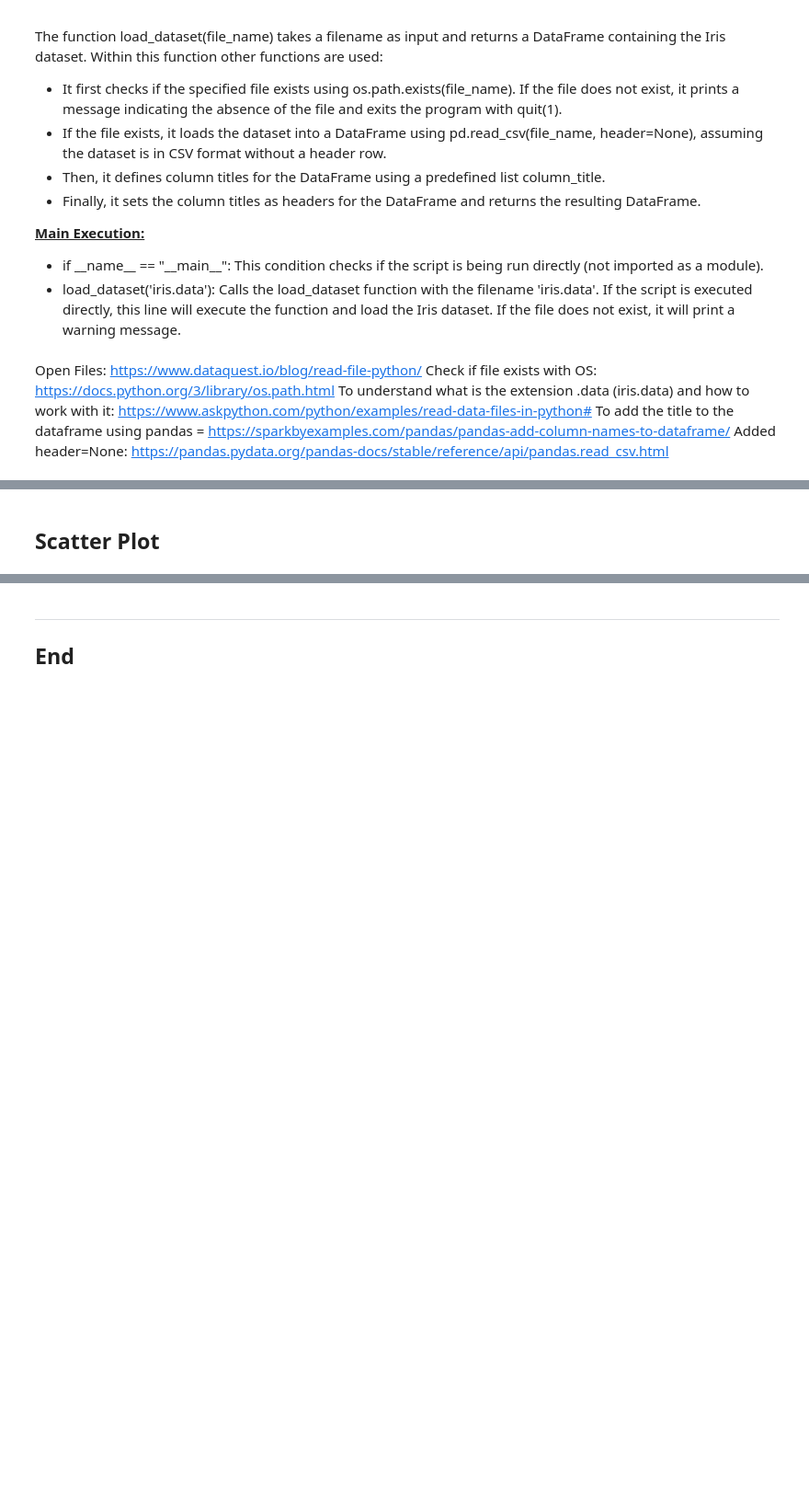
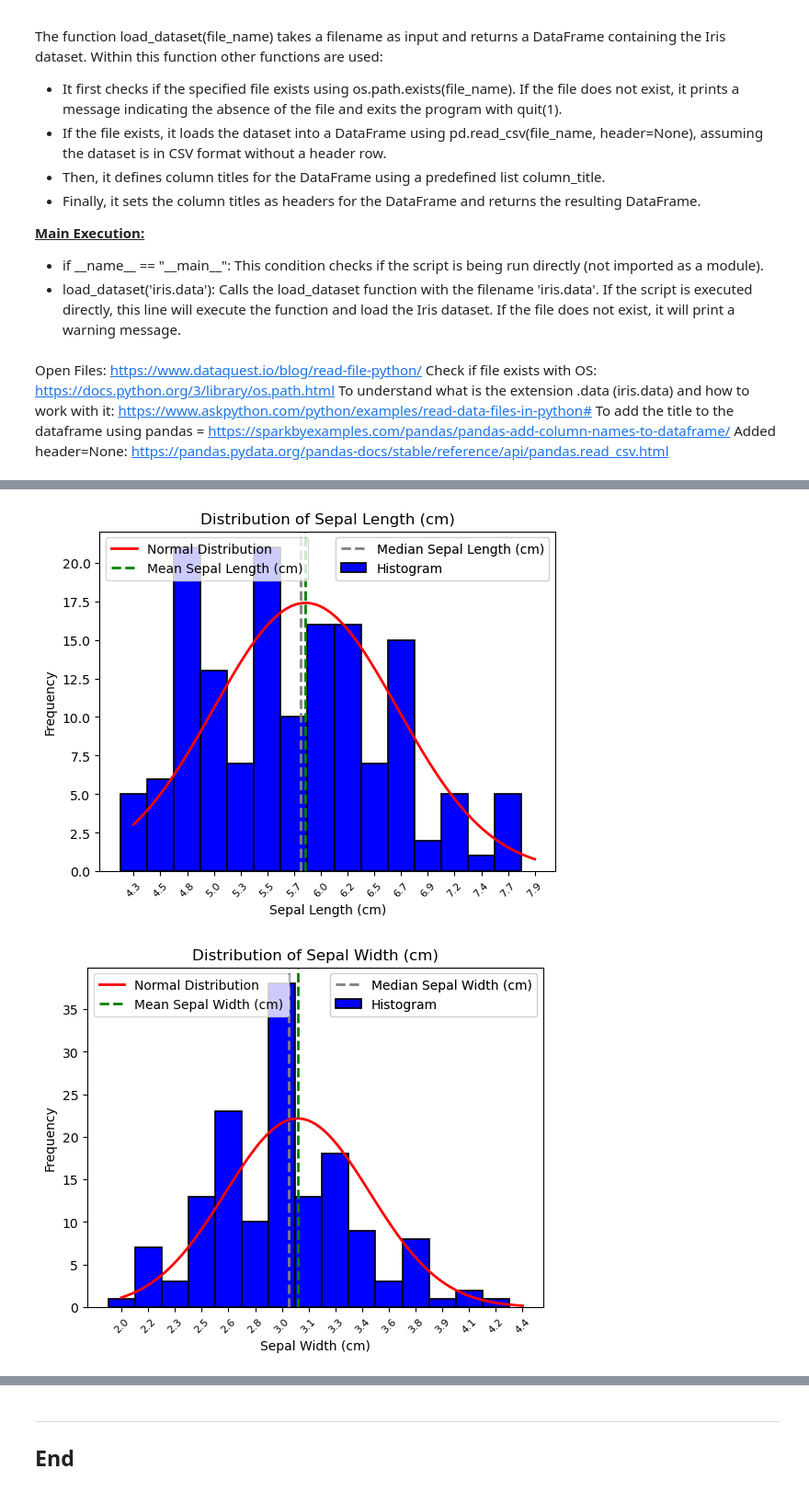
Before and after one commit to filipekojak88/pands-project, a Jupyter notebook: iris_project.ipynb, the cells around one changed output, grey strips where cells are left out. Shown: that part at 92% size. Drawn from its saved outputs; the diff is of its cells as text; code cells hidden in the pictures; blank space fills up the shorter version.

```diff
--- a/iris_project.ipynb
+++ b/iris_project.ipynb
@@ -35,12 +35,21 @@ To understand what is the extension .data (iris.data) and how to work with it: h
 To add the title to the dataframe using pandas = https://sparkbyexamples.com/pandas/pandas-add-column-names-to-dataframe/
 Added header=None: https://pandas.pydata.org/pandas-docs/stable/reference/api/pandas.read_csv.html
 # %%
+# Import necessary libraries
+
 # Import 'os' to check if the file exists
 import os
 # Import 'pandas' for the data summary
 import pandas as pd
 
+
 def load_dataset(file_name):
+    """
+    Loads the Iris dataset from the specified file.
+
+    Parameter:
+        file_name: Name of the file containing the Iris DataSet.
+    """
     # Check if file exists
     if not os.path.exists(file_name):
         # if file does not exist, then output a message
@@ -50,18 +59,22 @@ def load_dataset(file_name):
     # Load dataset
     df = pd.read_csv(file_name, header=None)
 
-    # Adding Column titles to the iris.data
+
+    # Adding Column titles to the iris.data:
+
     # Defining the column titles
     column_title = ["Sepal Length (cm)", "Sepal Width (cm)", "Petal Length (cm)", "Petal Width (cm)", "Species"]
 
     # Setting column titles as headers to the dataframe
     df.columns = column_title
 
-    # Load dataset and return it
+    # Return the loaded dataset
     return df
 
+# If this script is executed as the main program
 if __name__ == "__main__":
-    load_dataset ('iris.data')
+    # Load the 'iris.data' dataset
+    load_dataset('iris.data')
 # %% [markdown]
 ## 2. Summary of the Iris dataset
 
@@ -226,0 +242,10 @@ if __name__ == "__main__":
+# %%
+# Execute the create_summary function to generate the summary
+create_summary('iris.data')
+
+# Read the content of the summary.txt file
+with open('summary.txt', 'rt') as file:
+    summary_content = file.read()
+
+# Display the content in the Jupyter notebook cell
+print(summary_content)
@@ -303,11 +349,9 @@ def create_histogram (file_name):
     """
     Create histograms for continuous variables in the dataset.
 
-    Args:
-    file_name (str): Name of the file containing the dataset.
-
+    Parameter:
+        file_name: Name of the file containing the Iris DataSet.
     """
-
     # Load the dataset
     df = load_dataset(file_name)
 
@@ -359,31 +403,37 @@ def create_histogram (file_name):
         # Calculate the mean of the data
         mean = np.mean(data)
         # Calculate the median of the data
         median = np.median(data)
 
         # Add vertical lines at the mean and median values
         plt.axvline(mean, color='green', linestyle='dashed', linewidth=2, label=f'Mean {column_name}')
         plt.axvline(median, color='gray', linestyle='dashed', linewidth=2, label=f'Median {column_name}')
 
         # Create legend handles and labels for different groups of legends
         handles, labels = plt.gca().get_legend_handles_labels()
 
         # Create legend for left side (Histogram and Normal Distribution)
         left_legend = plt.legend(handles[:2], labels[:2], loc='upper left')
 
         # Create legend for right side (Mean Depth and Median Depth)
         right_legend = plt.legend(handles[2:], labels[2:], loc='upper right')
 
         # Add both legends to the plot
         plt.gca().add_artist(left_legend)
         plt.gca().add_artist(right_legend)
 
         # Save the histogram as a PNG file within the histogram directory
         plt.savefig(os.path.join("histogram",f"{column_name}_histogram.png"))
+
         # Close the current figure to release memory and avoid overlapping plots
-        plt.close()
+        # plt.close()
+        # Added this to display the histograms in this Jupyter Notebook
+        plt.show()
 
 # If this script is executed as the main program
 if __name__ == "__main__":
     # Execute create_histogram using the 'iris.data' dataset as an argument
     create_histogram('iris.data')
+# %% [output]
+[figure, added]
+[figure, added]
@@ -390,2 +441,0 @@ if __name__ == "__main__":
-# %% [markdown]
-## Scatter Plot
```
Also changed, not shown: parts of 13 cells of this notebook, 1 other file.
